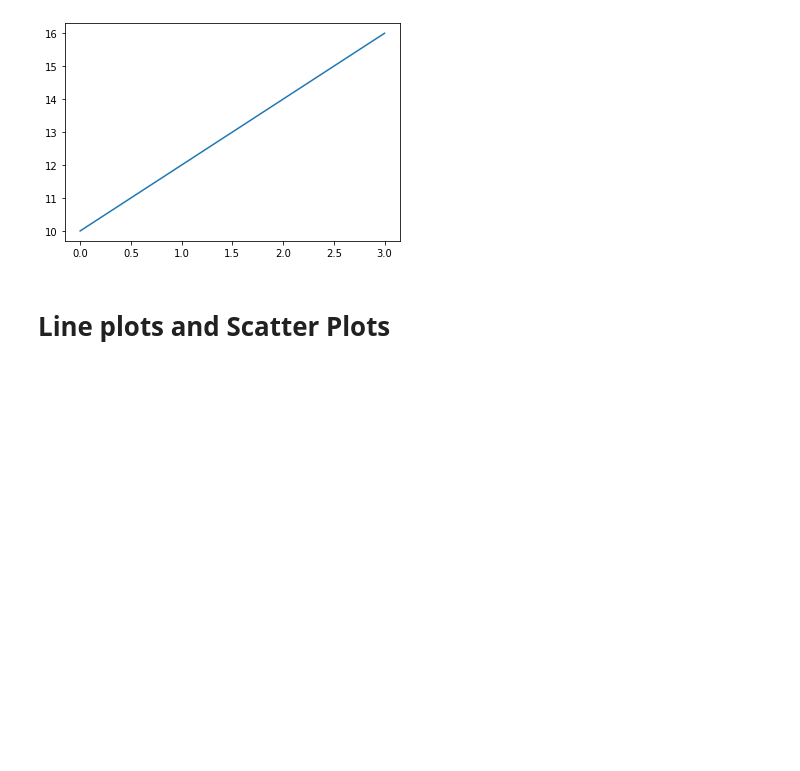
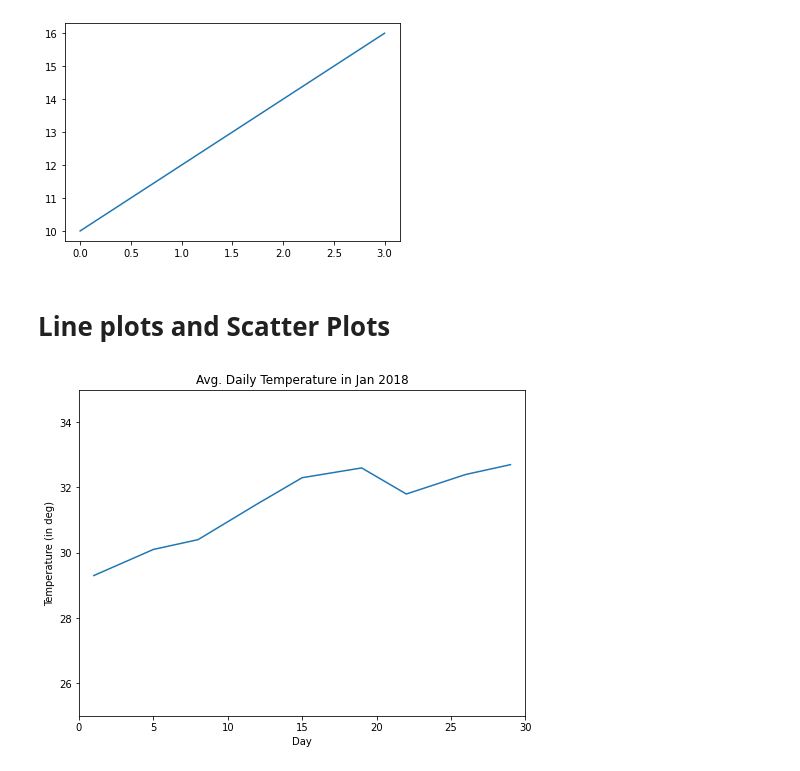
Before and after one commit to vvtrip/ml_manifestations, a Jupyter notebook: 7_tools/9_matplotlib.ipynb, the cells around one changed output. Saved outputs shown, nothing was run; the diff lists cells and outputs as text; code cells hidden in the pictures; blank space fills up the shorter version.

Commit message:
adds line and scatter plots basics

```diff
--- a/7_tools/9_matplotlib.ipynb
+++ b/7_tools/9_matplotlib.ipynb
@@ -148,3 +146,17 @@ plt.show()
 [figure]
 # %% [markdown]
 # Line plots and Scatter Plots
+# %%
+# 'plot' is used in matplotlib to plot lineplots
+
+fig = plt.figure(figsize=(8,6))
+ax = fig.add_subplot(111)
+ax.set(title='Avg. Daily Temperature in Jan 2018',
+      xlabel='Day', ylabel='Temperature (in deg)',
+      xlim=(0, 30), ylim=(25, 35))
+days = [1, 5, 8, 12, 15, 19, 22, 26, 29]
+temp = [29.3, 30.1, 30.4, 31.5, 32.3, 32.6, 31.8, 32.4, 32.7]
+ax.plot(days, temp)
+plt.show()
+# %% [output]
+[figure, added]
```
Also changed, not shown: parts of 7 cells of this notebook.
